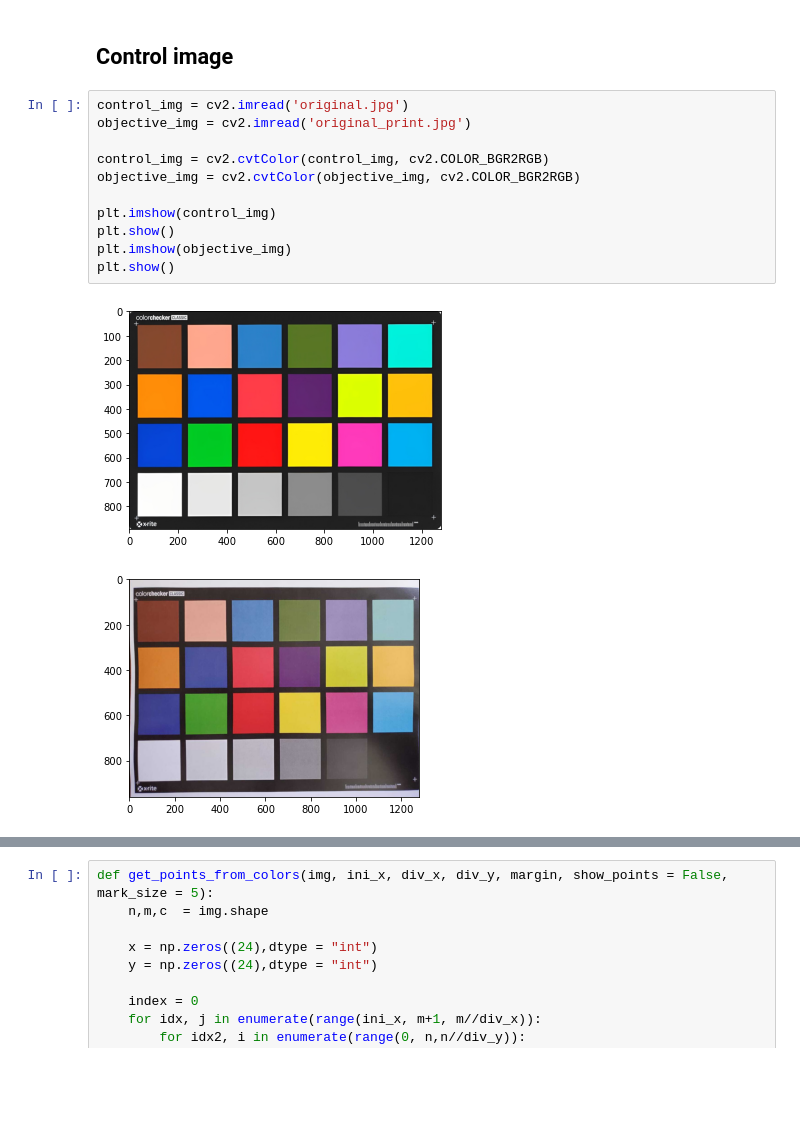
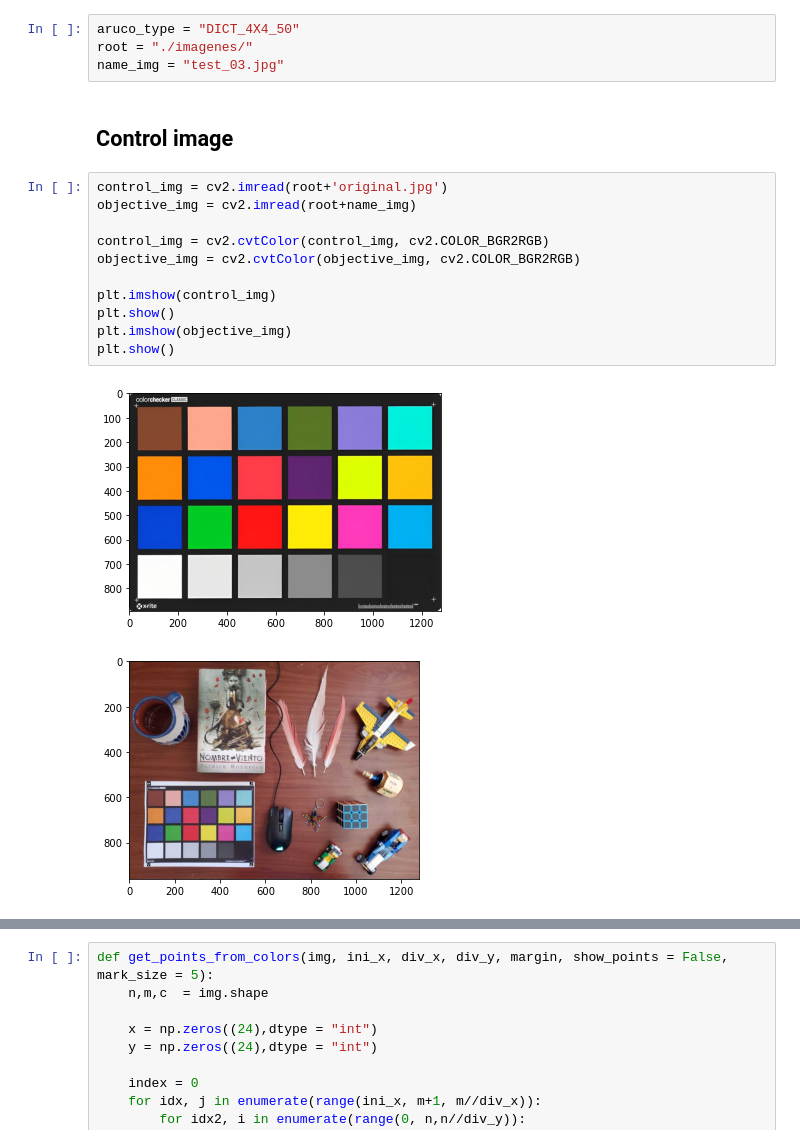
Before and after one commit to UlisesGallardo/Optimization-II, a Jupyter notebook: Proyecto/color_calibration.ipynb, the cells around one changed output, grey strips where cells are left out. Saved outputs shown, nothing was run; the diff lists cells and outputs as text; blank space fills up the shorter version.

```diff
--- a/Proyecto/color_calibration.ipynb
+++ b/Proyecto/color_calibration.ipynb
@@ -8,17 +11,21 @@ from  IPython.display import clear_output
 from aruco_lib import get_img, detect_aruco_markers
+# %%
+aruco_type = "DICT_4X4_50"
+root = "./imagenes/"
+name_img = "test_03.jpg"
 # %% [markdown]
 ## Control image
 # %%
-control_img = cv2.imread('original.jpg')
-objective_img = cv2.imread('original_print.jpg')
+control_img = cv2.imread(root+'original.jpg')
+objective_img = cv2.imread(root+name_img)
 
 control_img = cv2.cvtColor(control_img, cv2.COLOR_BGR2RGB)
 objective_img = cv2.cvtColor(objective_img, cv2.COLOR_BGR2RGB)
 
 plt.imshow(control_img)
 plt.show()
 plt.imshow(objective_img)
 plt.show()
 # %% [output]
 [figure]
-[figure, old version]
+[figure, new version]
```
Also changed, not shown: parts of 28 cells of this notebook, 38 other files.
